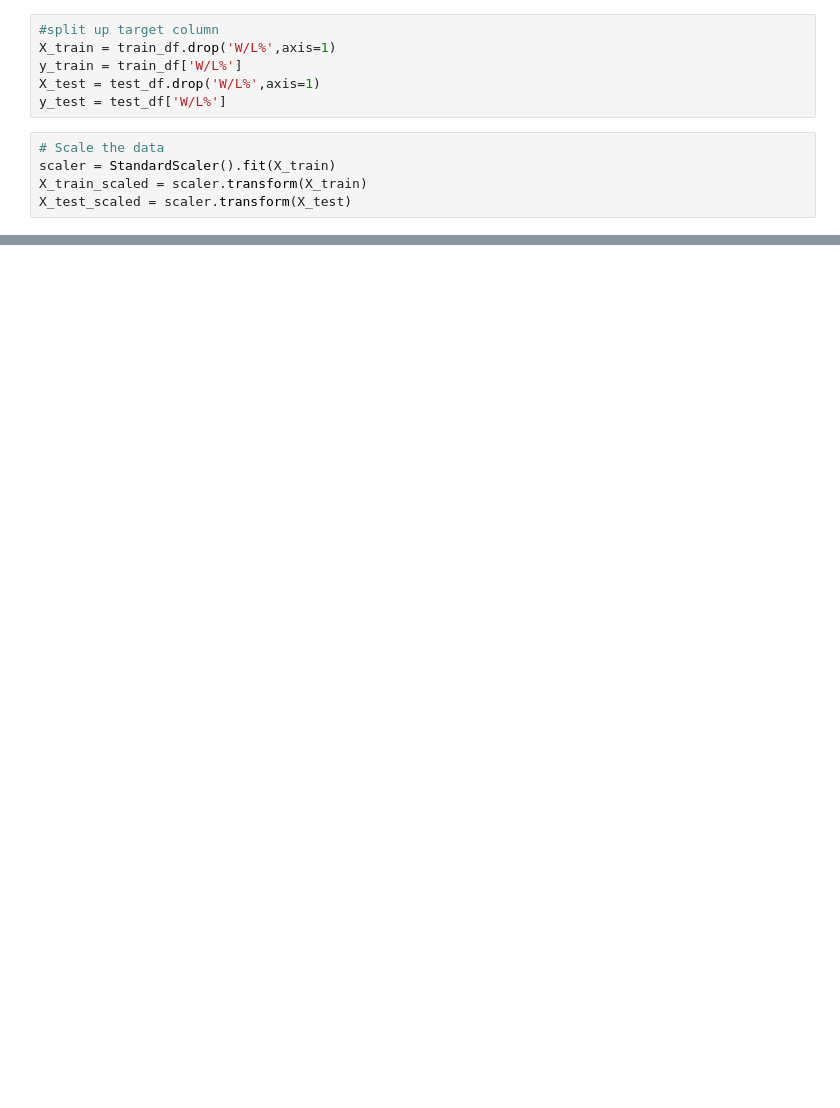
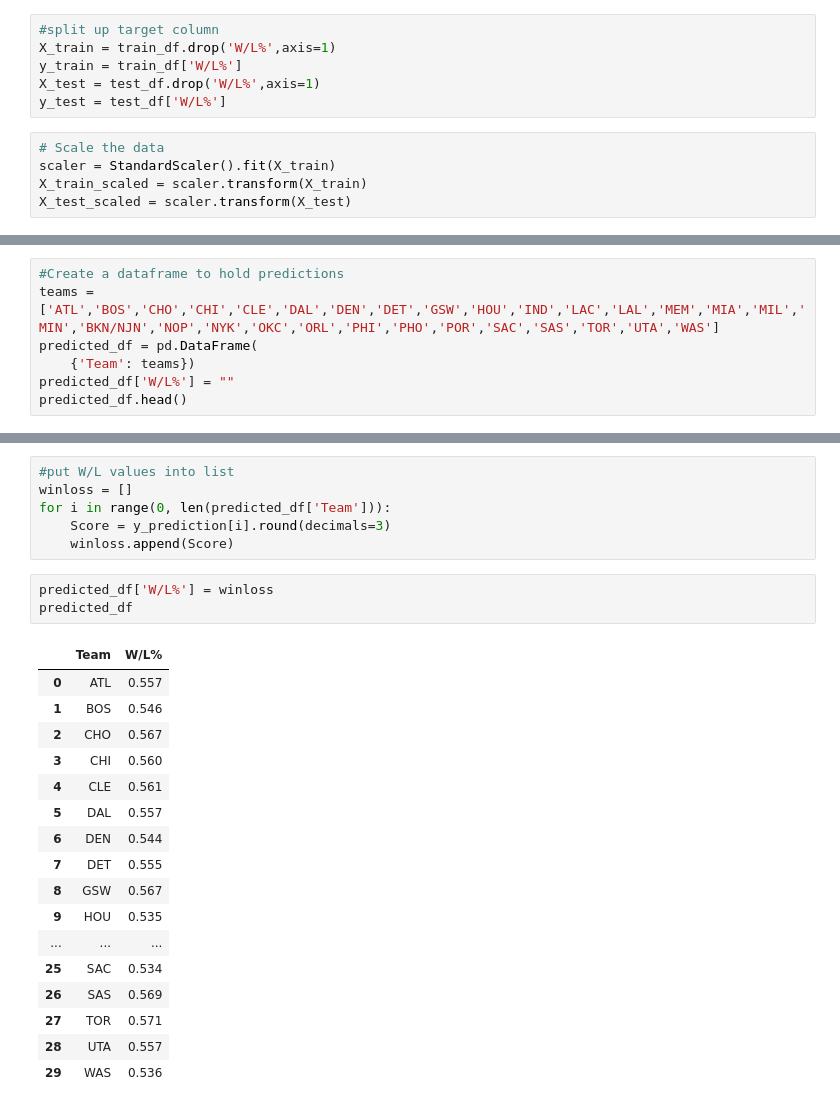
Before and after one commit to almulldreyer/machine-learning-project-4, a Jupyter notebook: main/combined model/combinedmodel.ipynb, the cells around one changed output, grey strips where cells are left out. Saved outputs shown, nothing was run; the diff lists cells and outputs as text; blank space fills up the shorter version.

```diff
--- a/main/combined model/combinedmodel.ipynb
+++ b/main/combined model/combinedmodel.ipynb
@@ -94,0 +106,7 @@ ValueError: Input contains NaN, infinity or a value too large for dtype('float32
+# %%
+#Create a dataframe to hold predictions
+teams = ['ATL','BOS','CHO','CHI','CLE','DAL','DEN','DET','GSW','HOU','IND','LAC','LAL','MEM','MIA','MIL','MIN','BKN/NJN','NOP','NYK','OKC','ORL','PHI','PHO','POR','SAC','SAS','TOR','UTA','WAS']
+predicted_df = pd.DataFrame(
+    {'Team': teams})
+predicted_df['W/L%'] = ""
+predicted_df.head()
@@ -94,0 +120,27 @@ ValueError: Input contains NaN, infinity or a value too large for dtype('float32
+# %%
+#put W/L values into list
+winloss = []
+for i in range(0, len(predicted_df['Team'])):
+    Score = y_prediction[i].round(decimals=3)
+    winloss.append(Score)
+# %%
+predicted_df['W/L%'] = winloss
+predicted_df
+# %% [output]
+|  | Team | W/L% |
+| 0 | ATL | 0.557 |
+| 1 | BOS | 0.546 |
+| 2 | CHO | 0.567 |
+| 3 | CHI | 0.560 |
+| 4 | CLE | 0.561 |
+| 5 | DAL | 0.557 |
+| 6 | DEN | 0.544 |
+| 7 | DET | 0.555 |
+| 8 | GSW | 0.567 |
+| 9 | HOU | 0.535 |
+| ... | ... | ... |
+| 25 | SAC | 0.534 |
+| 26 | SAS | 0.569 |
+| 27 | TOR | 0.571 |
+| 28 | UTA | 0.557 |
+| 29 | WAS | 0.536 |
```
Also changed, not shown: parts of 6 cells of this notebook, 1 other file.
